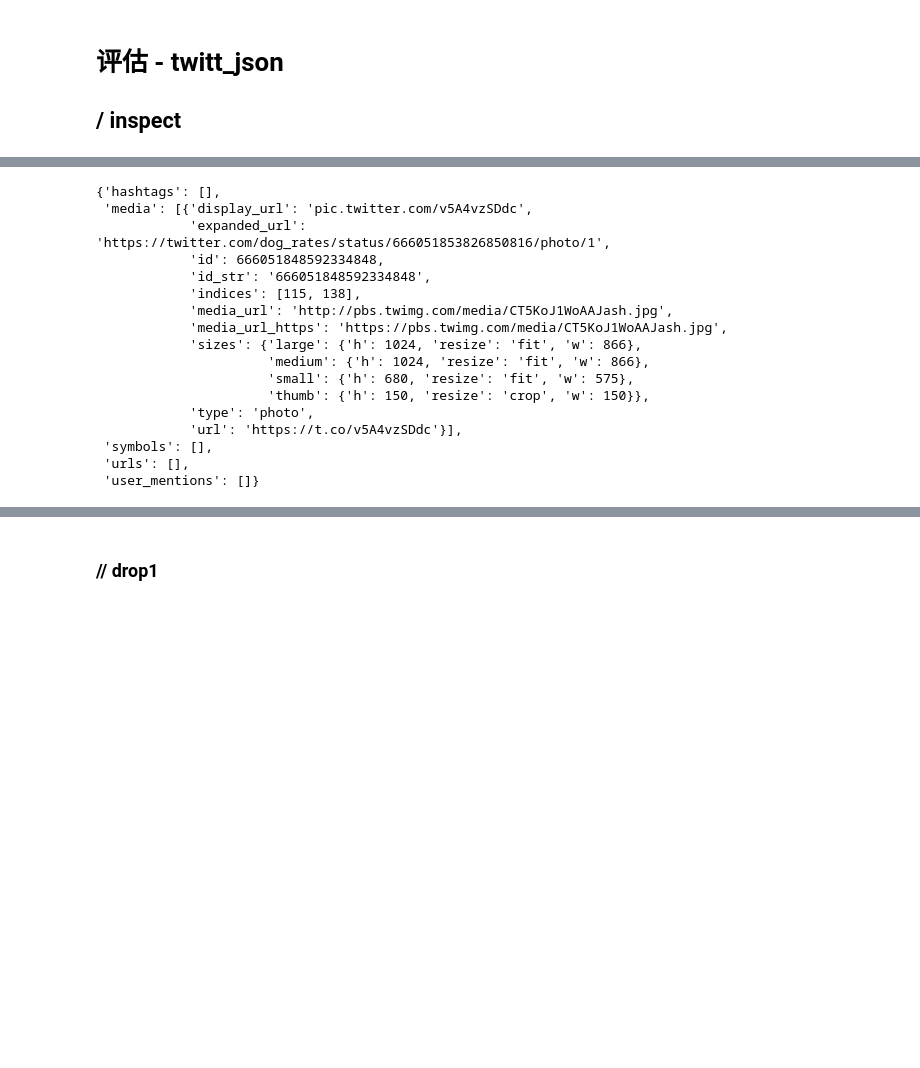
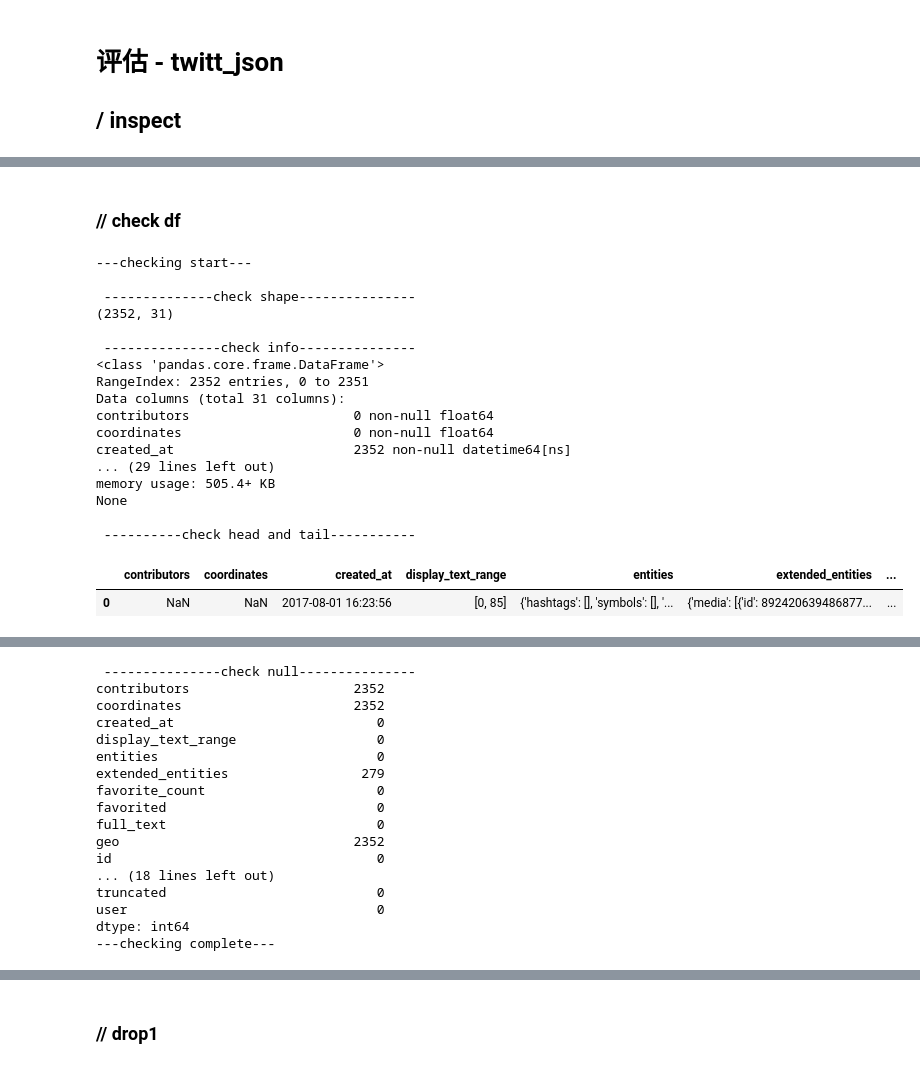
Before and after one commit to mengfanchun2017/udacity-data-academy_public, a Jupyter notebook: svip_project_lm/p10_wrangling_adv/p_lm/wrangle_act_v3.ipynb, the cells around one changed output, grey strips where cells are left out. Drawn from its saved outputs; the diff is of its cells as text; code cells hidden in the pictures; blank space fills up the shorter version.

```diff
--- a/svip_project_lm/p10_wrangling_adv/p_lm/wrangle_act_v3.ipynb
+++ b/svip_project_lm/p10_wrangling_adv/p_lm/wrangle_act_v3.ipynb
@@ -94,20 +93,24 @@ wrangling function list:
-# %%
-checknest(df_api,'entities')
-# %% [output]
-{'hashtags': [],
- 'media': [{'display_url': 'pic.twitter.com/v5A4vzSDdc',
-            'expanded_url': 'https://twitter.com/dog_rates/status/666051853826850816/photo/1',
-            'id': 666051848592334848,
-            'id_str': '666051848592334848',
-            'indices': [115, 138],
-            'media_url': 'http://pbs.twimg.com/media/CT5KoJ1WoAAJash.jpg',
-            'media_url_https': 'https://pbs.twimg.com/media/CT5KoJ1WoAAJash.jpg',
-            'sizes': {'large': {'h': 1024, 'resize': 'fit', 'w': 866},
-                      'medium': {'h': 1024, 'resize': 'fit', 'w': 866},
-                      'small': {'h': 680, 'resize': 'fit', 'w': 575},
-                      'thumb': {'h': 150, 'resize': 'crop', 'w': 150}},
-            'type': 'photo',
-            'url': 'https://t.co/v5A4vzSDdc'}],
- 'symbols': [],
- 'urls': [],
- 'user_mentions': []}
+# %% [markdown]
+### // check df
+# %%
+w.checkdf(df_api)
+# %% [output]
+---checking start---
+
+ --------------check shape---------------
+(2352, 31)
+
+ ---------------check info---------------
+<class 'pandas.core.frame.DataFrame'>
+RangeIndex: 2352 entries, 0 to 2351
+Data columns (total 31 columns):
+contributors                     0 non-null float64
+coordinates                      0 non-null float64
+created_at                       2352 non-null datetime64[ns]
+... (29 lines left out)
+memory usage: 505.4+ KB
+None
+
+ ----------check head and tail-----------
+|  | contributors | coordinates | created_at | display_text_range | entities | extended_entities | ... |
+| 0 | NaN | NaN | 2017-08-01 16:23:56 | [0, 85] | {'hashtags': [], 'symbols': [], '... | {'media': [{'id': 892420639486877... | ... |
@@ -113,0 +119,17 @@ checknest(df_api,'entities')
+ ---------------check null---------------
+contributors                     2352
+coordinates                      2352
+created_at                          0
+display_text_range                  0
+entities                            0
+extended_entities                 279
+favorite_count                      0
+favorited                           0
+full_text                           0
+geo                              2352
+id                                  0
+... (18 lines left out)
+truncated                           0
+user                                0
+dtype: int64
+---checking complete---
```
Also changed, not shown: parts of 67 cells of this notebook, 1 other file.
